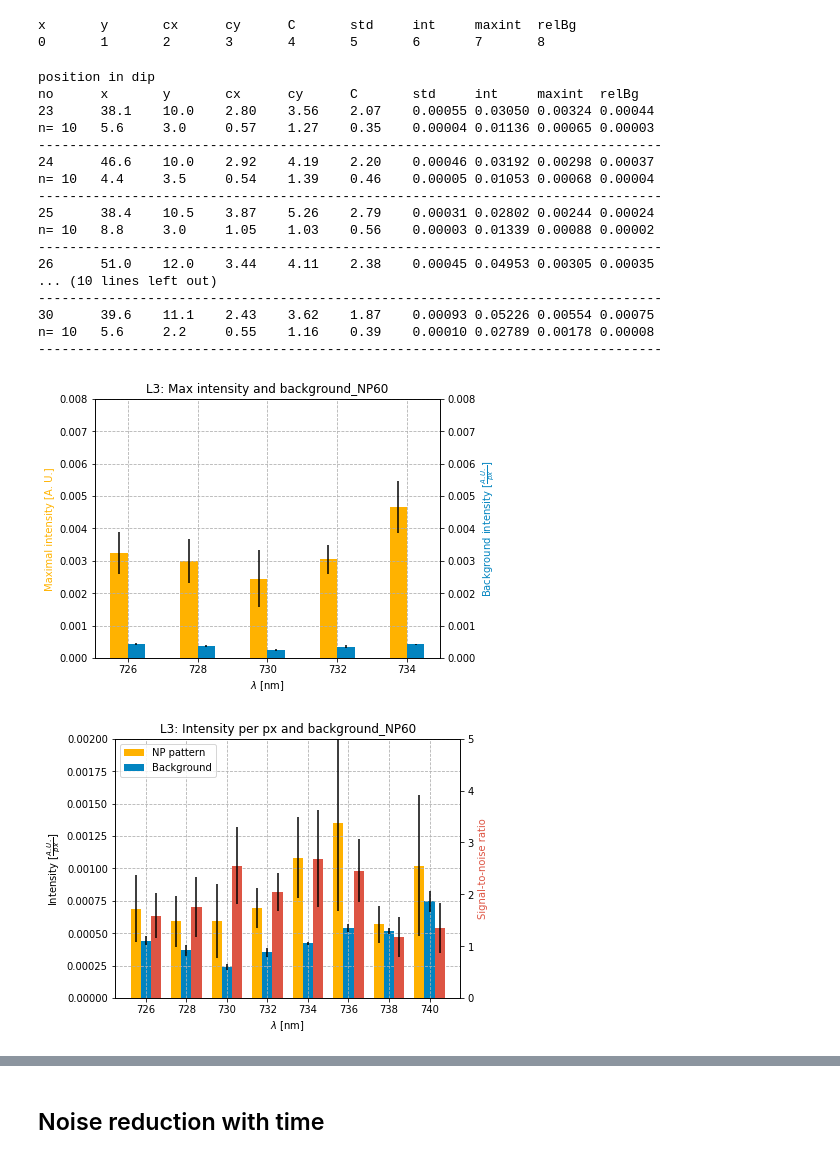
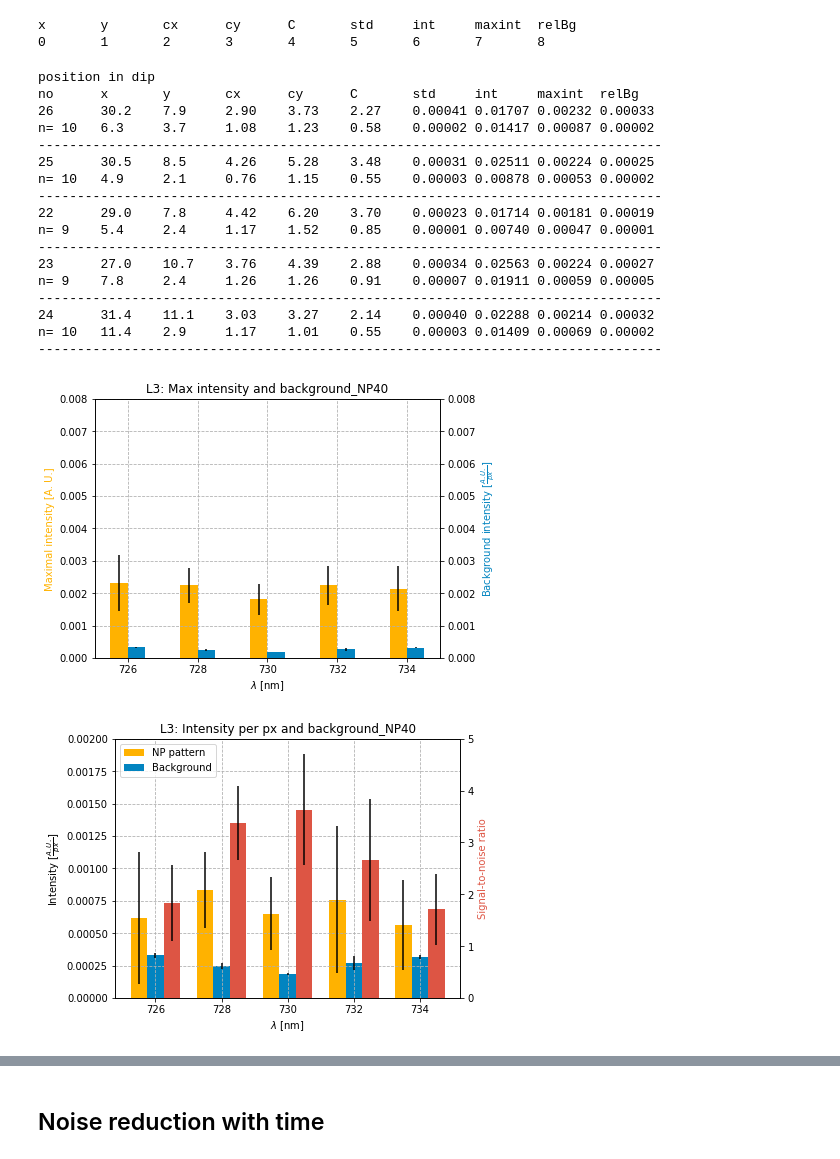
Before and after one commit to Yennda/spr_microscopy, a Jupyter notebook: jup_np_L3.ipynb, the cells around one changed output, grey strips where cells are left out. Cells and saved outputs as stored; diff of their text form; code cells hidden in the pictures.

```diff
--- a/jup_np_L3.ipynb
+++ b/jup_np_L3.ipynb
@@ -38,21 +34,21 @@ folder=main_folder+'19_09_02_L3/export_np/'
 # nm=[10, 9, 8, 7, 6]
 # NP=60
 # nm=[11, 12, 13, 14, 15]
-# NP=40
-# nm=[26, 25, 22, 23, 24]
+NP=40
+nm=[26, 25, 22, 23, 24]
 
 # 19_09_02_L3
-NP=100
-nm=[13, 14, 15, 16, 17]
+# NP=100
+# nm=[13, 14, 15, 16, 17]
 # nm+=[6, 8, 7]
 # NP=80
 # nm=[22, 21, 20, 19, 18]
-NP=60
-nm=[23, 24, 25, 26, 27]
-nm+=[28, 29, 30]
+# NP=60
+# nm=[23, 24, 25, 26, 27]
+# nm+=[28, 29, 30]
 
 
-files=[folder+'raw_{:02.0f}_1'.format(f) for f in nm]
+files=[folder+'norm_{:02.0f}_1'.format(f) for f in nm]
 # files+=[folder+'meas_diff_02_1',
 #         folder+'meas_diff_03_1',]
 print('position in dip')
@@ -84,20 +80,20 @@ for file in files:
 # %% [output]
 position in dip
 no      x       y       cx      cy      C       std     int     maxint  relBg
-23      38.1    10.0    2.80    3.56    2.07    0.00055 0.03050 0.00324 0.00044
-n= 10   5.6     3.0     0.57    1.27    0.35    0.00004 0.01136 0.00065 0.00003
+26      30.2    7.9     2.90    3.73    2.27    0.00041 0.01707 0.00232 0.00033
+n= 10   6.3     3.7     1.08    1.23    0.58    0.00002 0.01417 0.00087 0.00002
 --------------------------------------------------------------------------------
-24      46.6    10.0    2.92    4.19    2.20    0.00046 0.03192 0.00298 0.00037
-n= 10   4.4     3.5     0.54    1.39    0.46    0.00005 0.01053 0.00068 0.00004
+25      30.5    8.5     4.26    5.28    3.48    0.00031 0.02511 0.00224 0.00025
+n= 10   4.9     2.1     0.76    1.15    0.55    0.00003 0.00878 0.00053 0.00002
 --------------------------------------------------------------------------------
-25      38.4    10.5    3.87    5.26    2.79    0.00031 0.02802 0.00244 0.00024
-n= 10   8.8     3.0     1.05    1.03    0.56    0.00003 0.01339 0.00088 0.00002
+22      29.0    7.8     4.42    6.20    3.70    0.00023 0.01714 0.00181 0.00019
+n= 9    5.4     2.4     1.17    1.52    0.85    0.00001 0.00740 0.00047 0.00001
 --------------------------------------------------------------------------------
-26      51.0    12.0    3.44    4.11    2.38    0.00045 0.04953 0.00305 0.00035
-... (10 lines left out)
+23      27.0    10.7    3.76    4.39    2.88    0.00034 0.02563 0.00224 0.00027
+n= 9    7.8     2.4     1.26    1.26    0.91    0.00007 0.01911 0.00059 0.00005
 --------------------------------------------------------------------------------
-30      39.6    11.1    2.43    3.62    1.87    0.00093 0.05226 0.00554 0.00075
-n= 10   5.6     2.2     0.55    1.16    0.39    0.00010 0.02789 0.00178 0.00008
+24      31.4    11.1    3.03    3.27    2.14    0.00040 0.02288 0.00214 0.00032
+n= 10   11.4    2.9     1.17    1.01    0.55    0.00003 0.01409 0.00069 0.00002
 --------------------------------------------------------------------------------
 # %%
 wls=[726, 728, 730, 732, 734]
@@ -130,10 +126,10 @@ axes.bar([s-w/2 for s in wls], data1, w, yerr=data1_std, color=yellow, label='x'
 axesI.bar([s+w/2 for s in wls], data2, w, yerr=data2_std, color=blue,label='y')
 fig.savefig(folder+'plots/'+title.replace(' ', '_').lower()+'_'+name+'.png' , dpi=300,  bbox_inches='tight')
 # %% [output]
-[figure, old version]
+[figure, new version]
 # %%
 wls=[726, 728, 730, 732, 734]
-wls+=[736, 738, 740]
+# wls+=[736, 738, 740]
 data1=[d[6] for d in data]
 data1_std=[d[6] for d in data_std]
 data2=[d[8] for d in data]
@@ -142,34 +138,34 @@ area=[d[0]*d[1]/2.93**2 for d in data]
 
 data3=[data1[i]/area[i] for i in range(len(data1))]
 data3_std=[data1_std[i]/area[i] for i in range(len(data1_std))]
 
 
 w=0.5
 
 fig = plt.figure()
 axes = fig.add_axes([0.1, 0.1, 0.8, 0.9])
 axes.grid(linestyle='--')
 
 title='Intensity per px and background_NP'+str(NP)
 axes.set_title(name+': '+title)
 axes.set_xlabel('$\lambda$ [nm]')
 axes.set_ylabel('Intensity [$\\frac{A. U.}{px}$]')
 axes.set_ylim([0, 0.002])
 
 axesI = axes.twinx()
 axesI.set_ylabel('Signal-to-noise ratio', color=red)
 axesI.set_ylim([0, 5])
 
 axes.bar([s-w for s in wls], data3, w, yerr=data3_std, color=yellow, label='NP pattern')
 axes.bar([s for s in wls], data2, w, yerr=data2_std, color=blue,label='Background')
 
 axes.legend(loc=2)
 
 axesI.bar([s+w for s in wls], data_stnr, w, yerr=data_stnr_std, color=red,label='y')
 # axesI.bar([s+w/2 for s in wls], data2, w, yerr=data2_std, color=blue,label='y')
 fig.savefig(folder+'plots/'+title.replace(' ', '_').lower()+'_'+name+'.png' , dpi=300,  bbox_inches='tight')
 # %% [output]
-[figure, old version]
+[figure, new version]
 # %%
 wls=[726, 728, 730, 732, 734]
 data1=[d[6] for d in data]
```
Also changed, not shown: parts of 7 cells of this notebook, 5 other files.
